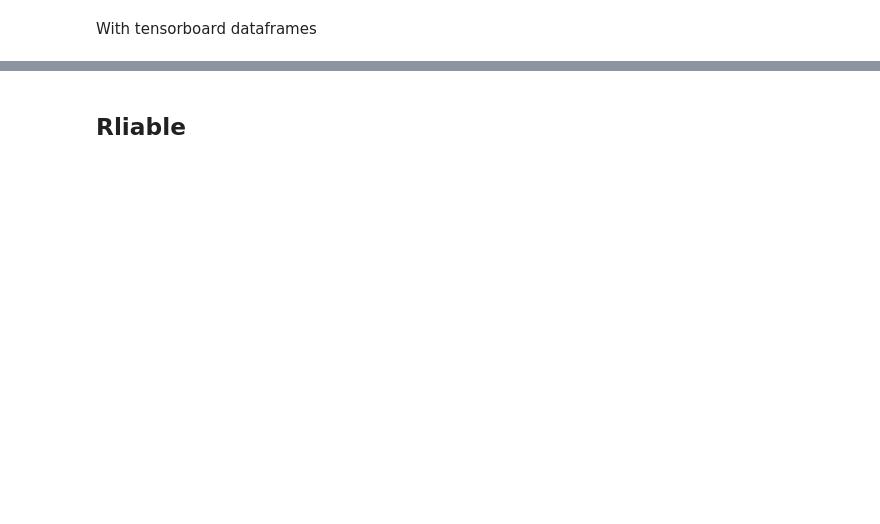
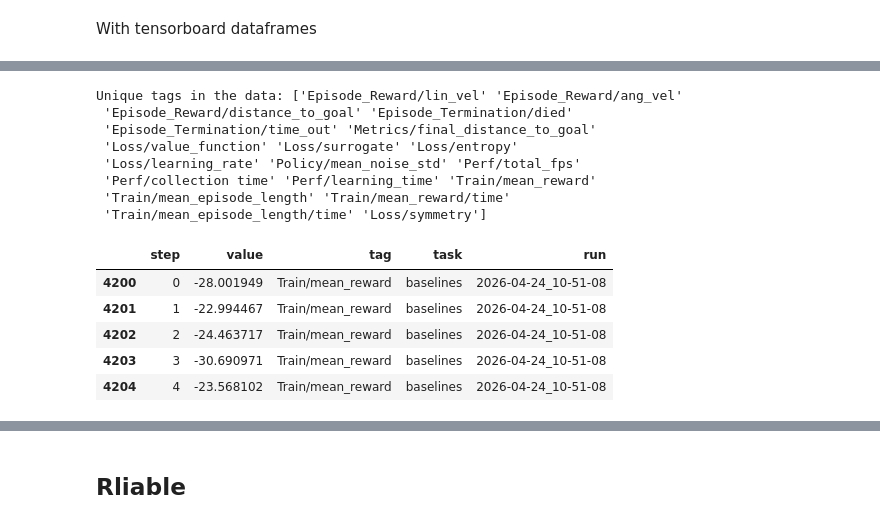
Before and after one commit to VikasChidananda/Obstacle-avoidance, a Jupyter notebook: scripts/notebooks/make_plots_baselines_B1.ipynb, the cells around one changed output, grey strips where cells are left out. Cells and saved outputs as stored; diff of their text form; code cells hidden in the pictures; blank space fills up the shorter version.

```diff
--- a/scripts/notebooks/make_plots_baselines_B1.ipynb
+++ b/scripts/notebooks/make_plots_baselines_B1.ipynb
@@ -54,7 +47,7 @@ from tensorboard.backend.event_processing import event_accumulator
 import pandas as pd
 import os
 
-def extract_scalars(log_dir, algorithm, task, run_id):
+def extract_scalars(log_dir, task, run_id):
     ea = event_accumulator.EventAccumulator(log_dir)
     ea.Reload()
     data = []
@@ -64,7 +57,7 @@ def extract_scalars(log_dir, algorithm, task, run_id):
                 "step": s.step,
                 "value": s.value,
                 "tag": tag,
-                "algorithm": algorithm,
+                # "algorithm": algorithm,
                 "task": task,
                 "run": run_id
             })
@@ -73,15 +66,15 @@ def extract_scalars(log_dir, algorithm, task, run_id):
 # Aggregate all logs
 base_dir = source_dir
 all_dfs = []
-for algorithm in ["baseline", "randomised"]:
-    for task in tasks:
-        task= f"DR_{task}"
-        # if algorithm=="randomised":
-            # task=f"{task}_rand"
-        task_dir = os.path.join(base_dir, algorithm, task)
-        for run in os.listdir(task_dir):
-            log_path = os.path.join(task_dir, run)
-            df = extract_scalars(log_path, algorithm, task, run)
-            all_dfs.append(df)
+# for algorithm in ["baseline", "randomised"]:
+for task in tasks:
+    task= f"{task}"
+    # if algorithm=="randomised":
+        # task=f"{task}_rand"
+    task_dir = os.path.join(base_dir, task)
+    for run in os.listdir(task_dir):
+        log_path = os.path.join(task_dir, run)
+        df = extract_scalars(log_path, task, run)
+        all_dfs.append(df)
 
 full_df = pd.concat(all_dfs)
@@ -207,0 +81,22 @@ handles, labels = axes[0].get_legend_handles_labels()
+# %%
+print("Unique tags in the data:", full_df['tag'].unique())
+
+summary = (
+    full_df.query("tag == 'Train/mean_reward'")
+)
+summary.head()
+# %% [output]
+Unique tags in the data: ['Episode_Reward/lin_vel' 'Episode_Reward/ang_vel'
+ 'Episode_Reward/distance_to_goal' 'Episode_Termination/died'
+ 'Episode_Termination/time_out' 'Metrics/final_distance_to_goal'
+ 'Loss/value_function' 'Loss/surrogate' 'Loss/entropy'
+ 'Loss/learning_rate' 'Policy/mean_noise_std' 'Perf/total_fps'
+ 'Perf/collection time' 'Perf/learning_time' 'Train/mean_reward'
+ 'Train/mean_episode_length' 'Train/mean_reward/time'
+ 'Train/mean_episode_length/time' 'Loss/symmetry']
+|  | step | value | tag | task | run |
+| 4200 | 0 | -28.001949 | Train/mean_reward | baselines | 2026-04-24_10-51-08 |
+| 4201 | 1 | -22.994467 | Train/mean_reward | baselines | 2026-04-24_10-51-08 |
+| 4202 | 2 | -24.463717 | Train/mean_reward | baselines | 2026-04-24_10-51-08 |
+| 4203 | 3 | -30.690971 | Train/mean_reward | baselines | 2026-04-24_10-51-08 |
+| 4204 | 4 | -23.568102 | Train/mean_reward | baselines | 2026-04-24_10-51-08 |
```
Also changed, not shown: parts of 25 cells of this notebook, 12 other files.
